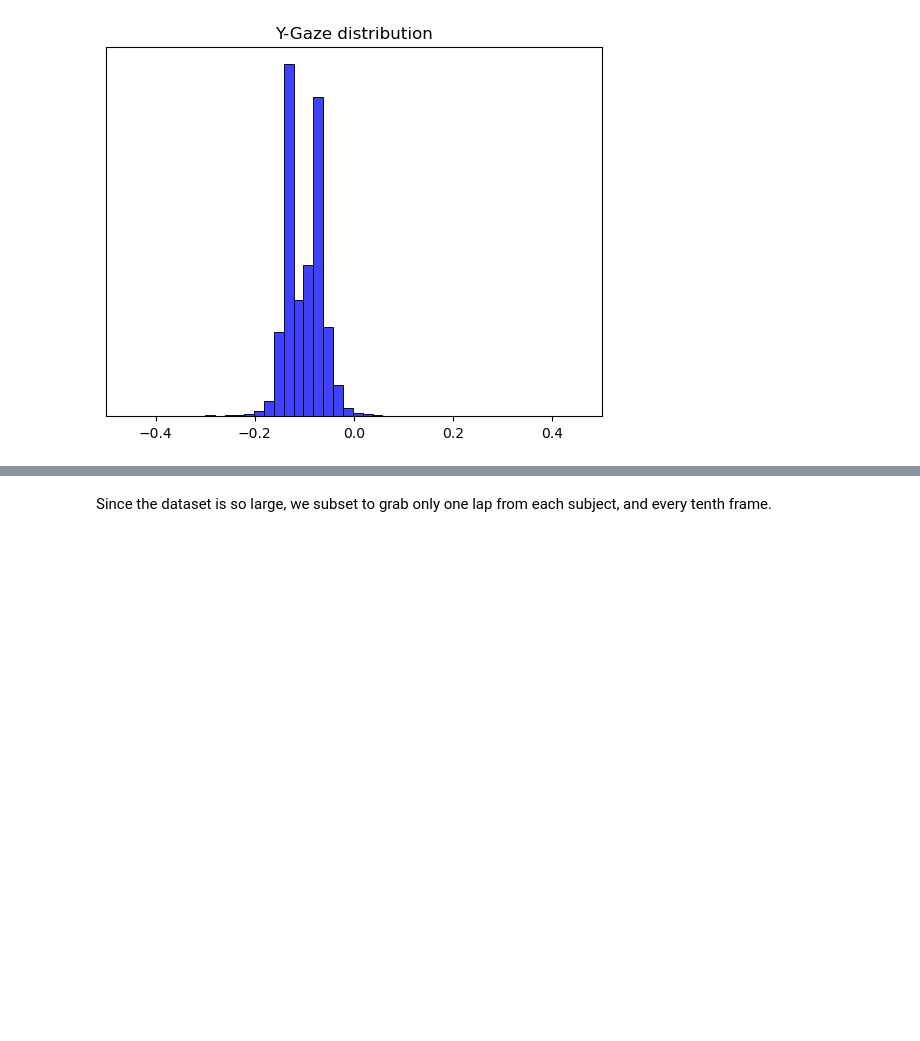
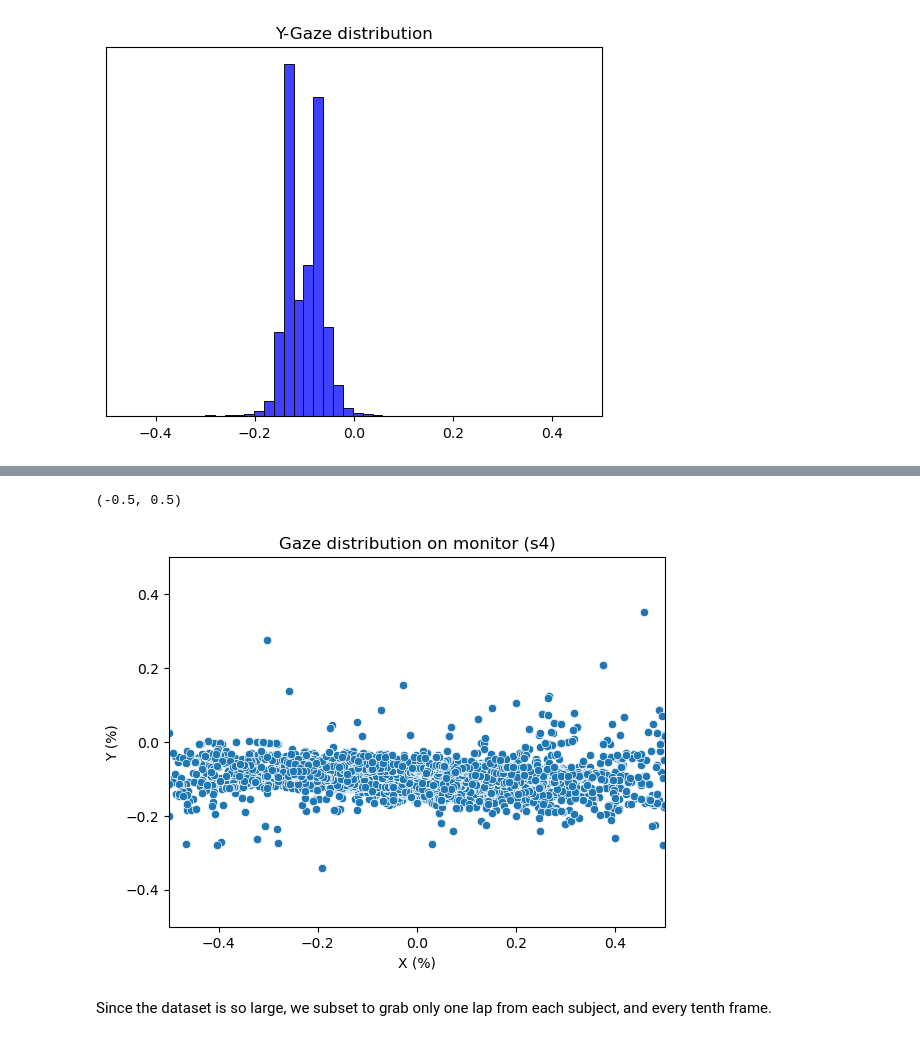
Before and after one commit to jerrymhuang/DreamDrone, a Jupyter notebook: FinalProject/gaze_stan.ipynb, the cells around one changed output, grey strips where cells are left out. Cells and saved outputs as stored; diff of their text form; code cells hidden in the pictures; blank space fills up the shorter version.

```diff
--- a/FinalProject/gaze_stan.ipynb
+++ b/FinalProject/gaze_stan.ipynb
@@ -66,3 +73,15 @@ ax.set_xlim(-0.5, 0.5)
+# %%
+one = dataset[dataset.Subject==4]
+fig, ax = plt.subplots()
+sns.scatterplot(x=(one['Gaze.x.']/2560-0.5), y=(one['Gaze.y.']/1080-0.5))
+plt.title("Gaze distribution on monitor (s4)")
+plt.xlabel("X (%)")
+plt.ylabel("Y (%)")
+ax.set_xlim(-0.5, 0.5)
+ax.set_ylim(-0.5, 0.5)
+# %% [output]
+(-0.5, 0.5)
+[figure, added]
 # %% [markdown]
 Since the dataset is so large, we subset to grab only one lap from each subject, and every tenth frame.
 # %%
```
Also changed, not shown: parts of 12 cells of this notebook.
